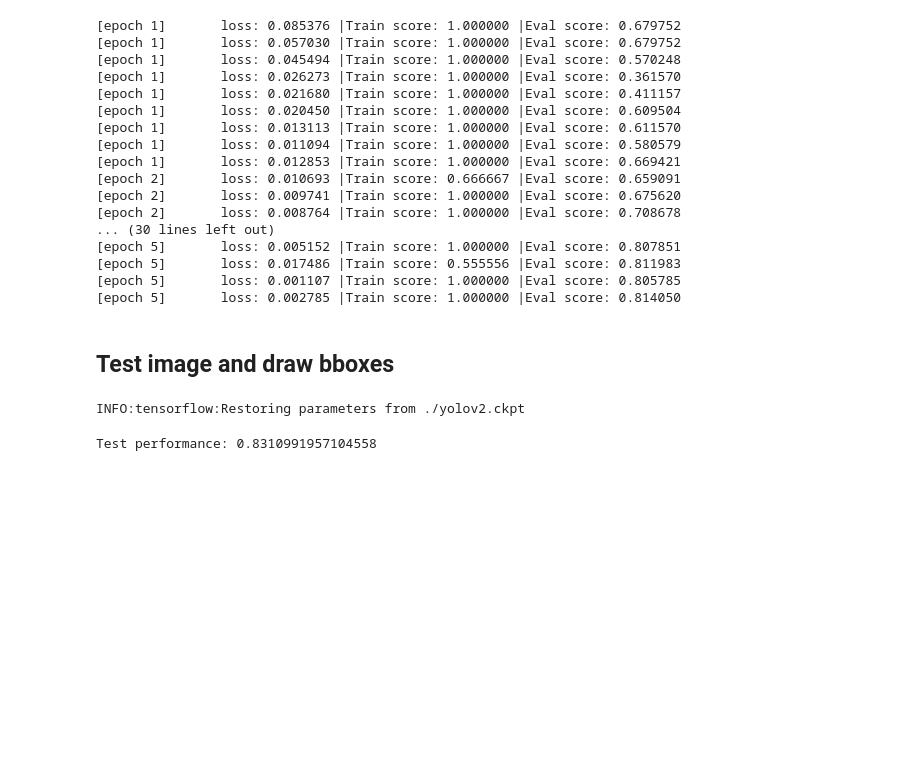
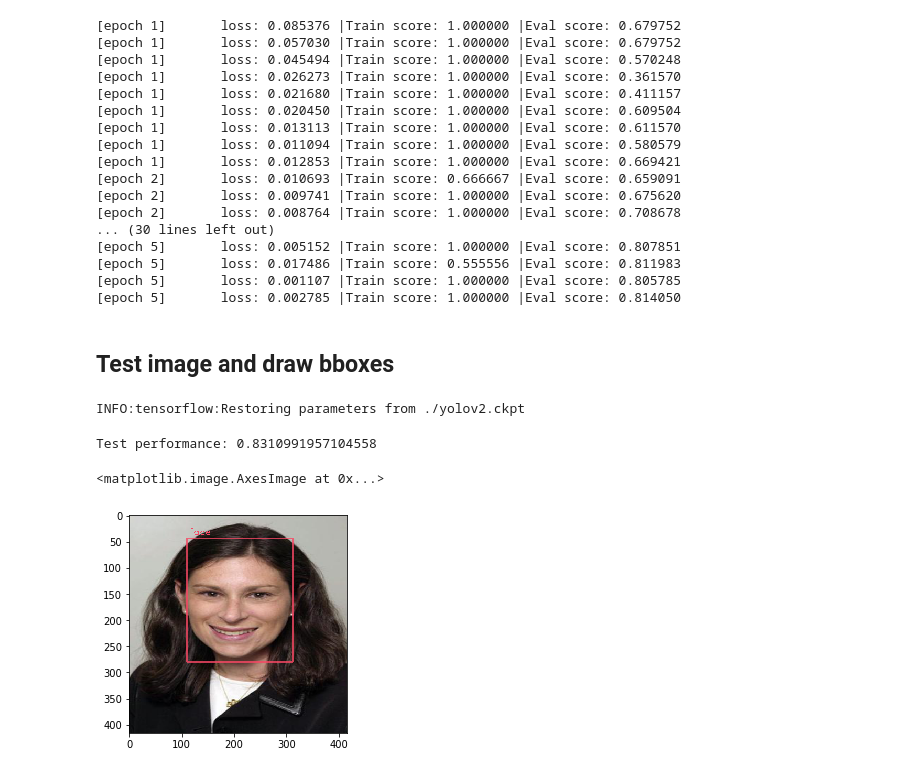
Before and after one commit to JongsooKeum/yolov2-tensorflow, a Jupyter notebook: yolov2_tutorial.ipynb, the cells around one changed output. Saved outputs shown, nothing was run; the diff lists cells and outputs as text; code cells hidden in the pictures; blank space fills up the shorter version.

```diff
--- a/yolov2_tutorial.ipynb
+++ b/yolov2_tutorial.ipynb
@@ -638,2 +641,7 @@ boxed_img = draw_pred_boxes(test_images[0], bboxes, class_map)
+# %%
+imshow(cv2.cvtColor(boxed_img, cv2.COLOR_BGR2RGB)/255)
+# %% [output]
+<matplotlib.image.AxesImage at 0x...>
+[figure, added]
 # %%
 imwrite('test.png', boxed_img[0])
```
Also changed, not shown: parts of 2 cells of this notebook.
